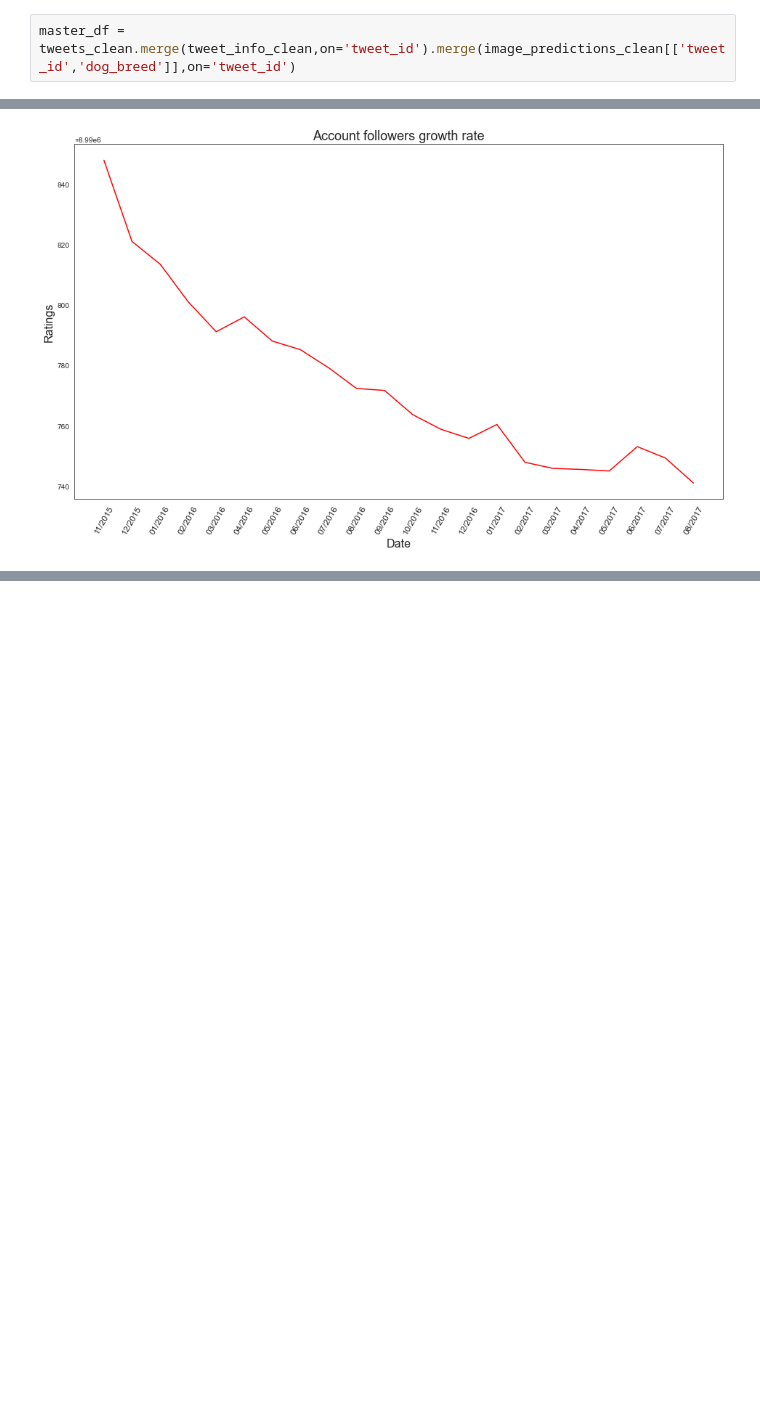
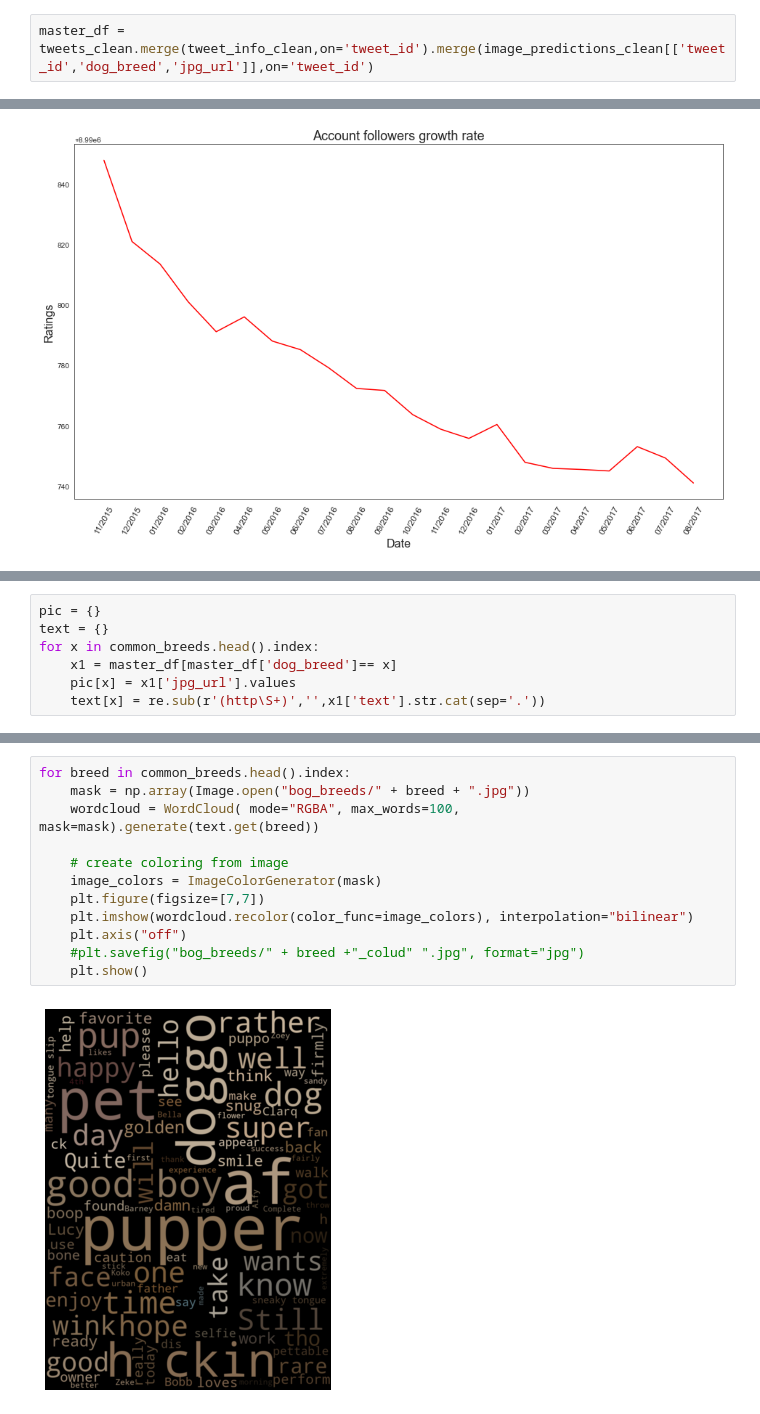
Before and after one commit to Tobi-David/Analyse-welovedogs-twitter-posts, a Jupyter notebook: wrangle_act.ipynb, the cells around one changed output, grey strips where cells are left out. Saved outputs shown, nothing was run; the diff lists cells and outputs as text; blank space fills up the shorter version.

```diff
--- a/wrangle_act.ipynb
+++ b/wrangle_act.ipynb
@@ -764,7 +769,7 @@ Merge all tables together on the `tweet_id` column<br>
 
 **Code**
 # %%
-master_df = tweets_clean.merge(tweet_info_clean,on='tweet_id').merge(image_predictions_clean[['tweet_id','dog_breed']],on='tweet_id')
+master_df = tweets_clean.merge(tweet_info_clean,on='tweet_id').merge(image_predictions_clean[['tweet_id','dog_breed','jpg_url']],on='tweet_id')
 # %% [markdown]
 **Test**
 # %%
@@ -1095,0 +1101,7 @@ Text(0.5, 1.0, 'Account followers growth rate')
+# %%
+pic = {}
+text = {}
+for x in common_breeds.head().index:
+    x1 = master_df[master_df['dog_breed']== x]
+    pic[x] = x1['jpg_url'].values
+    text[x] = re.sub(r'(http\S+)','',x1['text'].str.cat(sep='.'))
@@ -1095,0 +1130,14 @@ Text(0.5, 1.0, 'Account followers growth rate')
+# %%
+for breed in common_breeds.head().index:
+    mask = np.array(Image.open("bog_breeds/" + breed + ".jpg"))
+    wordcloud = WordCloud( mode="RGBA", max_words=100, mask=mask).generate(text.get(breed))
+
+    # create coloring from image
+    image_colors = ImageColorGenerator(mask)
+    plt.figure(figsize=[7,7])
+    plt.imshow(wordcloud.recolor(color_func=image_colors), interpolation="bilinear")
+    plt.axis("off")
+    #plt.savefig("bog_breeds/" + breed +"_colud" ".jpg", format="jpg")
+    plt.show()
+# %% [output]
+[figure, added]
```
Also changed, not shown: parts of 13 cells of this notebook.
